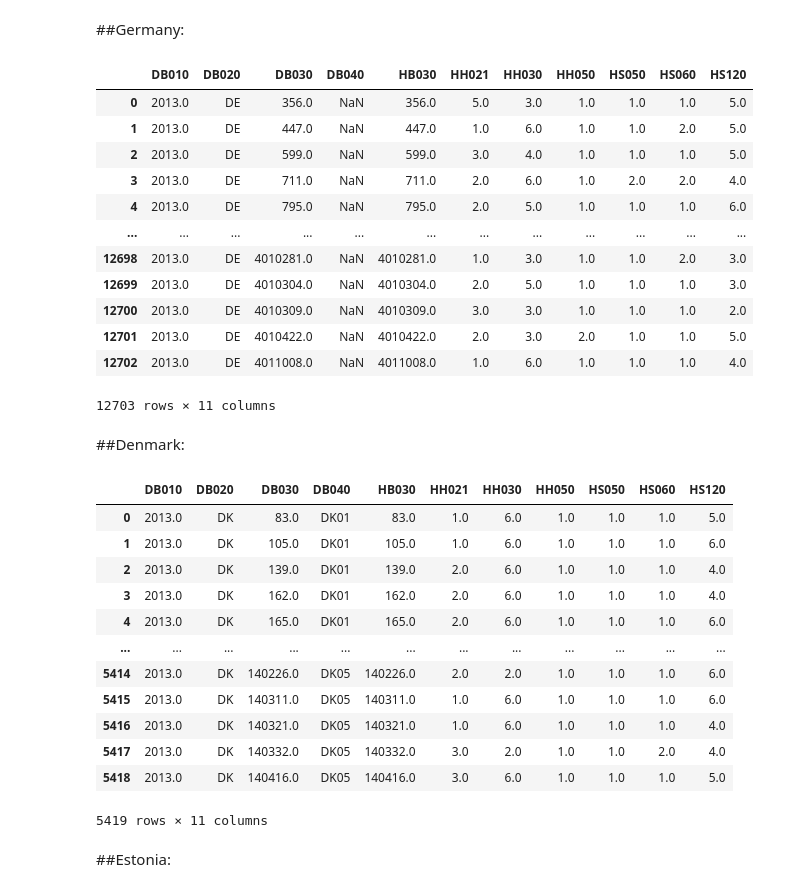
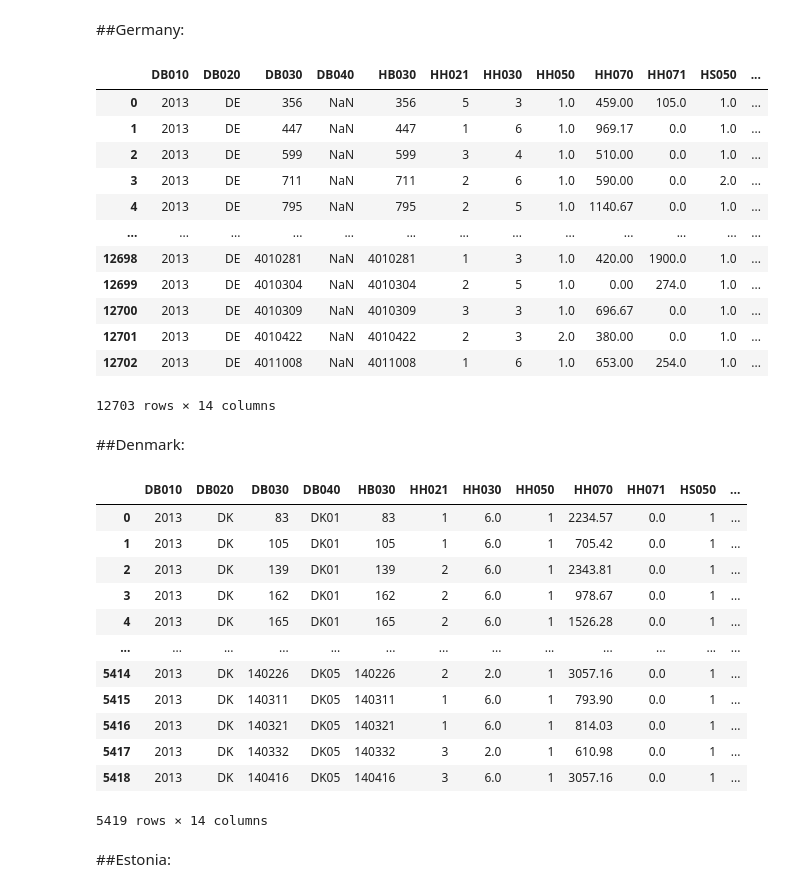
Before and after one commit to AndreiAf02/STAT561_Project, a Jupyter notebook: STAT561_Project.ipynb, the cells around one changed output. Drawn from its saved outputs; the diff is of its cells as text; code cells hidden in the pictures.

```diff
--- a/STAT561_Project.ipynb
+++ b/STAT561_Project.ipynb
@@ -169,42 +319,52 @@ data_CY
 ##Germany:
 # %%
 data_DE = pd.read_csv(path_to_data + "DE_Data.csv", sep=",", header=0)
-data_DE = data_DE[data_DE['DB010'].notnull()]
+data = data_DE
+data = data[data['DB010'].notnull()]
+data['HH070'] = data['HH070'].replace(np.nan, 0)
+data['HH071'] = data['HH071'].replace(np.nan, 0)
+data['HH070+']=data['HH070']+data['HH071']
+data_DE = data
 data_DE
 # %% [output]
-|  | DB010 | DB020 | DB030 | DB040 | HB030 | HH021 | HH030 | HH050 | HS050 | HS060 | HS120 |
-| 0 | 2013.0 | DE | 356.0 | NaN | 356.0 | 5.0 | 3.0 | 1.0 | 1.0 | 1.0 | 5.0 |
-| 1 | 2013.0 | DE | 447.0 | NaN | 447.0 | 1.0 | 6.0 | 1.0 | 1.0 | 2.0 | 5.0 |
-| 2 | 2013.0 | DE | 599.0 | NaN | 599.0 | 3.0 | 4.0 | 1.0 | 1.0 | 1.0 | 5.0 |
-| 3 | 2013.0 | DE | 711.0 | NaN | 711.0 | 2.0 | 6.0 | 1.0 | 2.0 | 2.0 | 4.0 |
-| 4 | 2013.0 | DE | 795.0 | NaN | 795.0 | 2.0 | 5.0 | 1.0 | 1.0 | 1.0 | 6.0 |
-| ... | ... | ... | ... | ... | ... | ... | ... | ... | ... | ... | ... |
-| 12698 | 2013.0 | DE | 4010281.0 | NaN | 4010281.0 | 1.0 | 3.0 | 1.0 | 1.0 | 2.0 | 3.0 |
-| 12699 | 2013.0 | DE | 4010304.0 | NaN | 4010304.0 | 2.0 | 5.0 | 1.0 | 1.0 | 1.0 | 3.0 |
-| 12700 | 2013.0 | DE | 4010309.0 | NaN | 4010309.0 | 3.0 | 3.0 | 1.0 | 1.0 | 1.0 | 2.0 |
-| 12701 | 2013.0 | DE | 4010422.0 | NaN | 4010422.0 | 2.0 | 3.0 | 2.0 | 1.0 | 1.0 | 5.0 |
-| 12702 | 2013.0 | DE | 4011008.0 | NaN | 4011008.0 | 1.0 | 6.0 | 1.0 | 1.0 | 1.0 | 4.0 |
+|  | DB010 | DB020 | DB030 | DB040 | HB030 | HH021 | HH030 | HH050 | HH070 | HH071 | HS050 | ... |
+| 0 | 2013 | DE | 356 | NaN | 356 | 5 | 3 | 1.0 | 459.00 | 105.0 | 1.0 | ... |
+| 1 | 2013 | DE | 447 | NaN | 447 | 1 | 6 | 1.0 | 969.17 | 0.0 | 1.0 | ... |
+| 2 | 2013 | DE | 599 | NaN | 599 | 3 | 4 | 1.0 | 510.00 | 0.0 | 1.0 | ... |
+| 3 | 2013 | DE | 711 | NaN | 711 | 2 | 6 | 1.0 | 590.00 | 0.0 | 2.0 | ... |
+| 4 | 2013 | DE | 795 | NaN | 795 | 2 | 5 | 1.0 | 1140.67 | 0.0 | 1.0 | ... |
+| ... | ... | ... | ... | ... | ... | ... | ... | ... | ... | ... | ... | ... |
+| 12698 | 2013 | DE | 4010281 | NaN | 4010281 | 1 | 3 | 1.0 | 420.00 | 1900.0 | 1.0 | ... |
+| 12699 | 2013 | DE | 4010304 | NaN | 4010304 | 2 | 5 | 1.0 | 0.00 | 274.0 | 1.0 | ... |
+| 12700 | 2013 | DE | 4010309 | NaN | 4010309 | 3 | 3 | 1.0 | 696.67 | 0.0 | 1.0 | ... |
+| 12701 | 2013 | DE | 4010422 | NaN | 4010422 | 2 | 3 | 2.0 | 380.00 | 0.0 | 1.0 | ... |
+| 12702 | 2013 | DE | 4011008 | NaN | 4011008 | 1 | 6 | 1.0 | 653.00 | 254.0 | 1.0 | ... |
-12703 rows × 11 columns
+12703 rows × 14 columns
 # %% [markdown]
 ##Denmark:
 # %%
 data_DK = pd.read_csv(path_to_data + "DK_Data.csv", sep=",", header=0)
-data_DK = data_DK[data_DK['DB010'].notnull()]
+data = data_DK
+data = data[data['DB010'].notnull()]
+data['HH070'] = data['HH070'].replace(np.nan, 0)
+data['HH071'] = data['HH071'].replace(np.nan, 0)
+data['HH070+']=data['HH070']+data['HH071']
+data_DK = data
 data_DK
 # %% [output]
-|  | DB010 | DB020 | DB030 | DB040 | HB030 | HH021 | HH030 | HH050 | HS050 | HS060 | HS120 |
-| 0 | 2013.0 | DK | 83.0 | DK01 | 83.0 | 1.0 | 6.0 | 1.0 | 1.0 | 1.0 | 5.0 |
-| 1 | 2013.0 | DK | 105.0 | DK01 | 105.0 | 1.0 | 6.0 | 1.0 | 1.0 | 1.0 | 6.0 |
-| 2 | 2013.0 | DK | 139.0 | DK01 | 139.0 | 2.0 | 6.0 | 1.0 | 1.0 | 1.0 | 4.0 |
-| 3 | 2013.0 | DK | 162.0 | DK01 | 162.0 | 2.0 | 6.0 | 1.0 | 1.0 | 1.0 | 4.0 |
-| 4 | 2013.0 | DK | 165.0 | DK01 | 165.0 | 2.0 | 6.0 | 1.0 | 1.0 | 1.0 | 6.0 |
-| ... | ... | ... | ... | ... | ... | ... | ... | ... | ... | ... | ... |
-| 5414 | 2013.0 | DK | 140226.0 | DK05 | 140226.0 | 2.0 | 2.0 | 1.0 | 1.0 | 1.0 | 6.0 |
-| 5415 | 2013.0 | DK | 140311.0 | DK05 | 140311.0 | 1.0 | 6.0 | 1.0 | 1.0 | 1.0 | 6.0 |
-| 5416 | 2013.0 | DK | 140321.0 | DK05 | 140321.0 | 1.0 | 6.0 | 1.0 | 1.0 | 1.0 | 4.0 |
-| 5417 | 2013.0 | DK | 140332.0 | DK05 | 140332.0 | 3.0 | 2.0 | 1.0 | 1.0 | 2.0 | 4.0 |
-| 5418 | 2013.0 | DK | 140416.0 | DK05 | 140416.0 | 3.0 | 6.0 | 1.0 | 1.0 | 1.0 | 5.0 |
+|  | DB010 | DB020 | DB030 | DB040 | HB030 | HH021 | HH030 | HH050 | HH070 | HH071 | HS050 | ... |
+| 0 | 2013 | DK | 83 | DK01 | 83 | 1 | 6.0 | 1 | 2234.57 | 0.0 | 1 | ... |
+| 1 | 2013 | DK | 105 | DK01 | 105 | 1 | 6.0 | 1 | 705.42 | 0.0 | 1 | ... |
+| 2 | 2013 | DK | 139 | DK01 | 139 | 2 | 6.0 | 1 | 2343.81 | 0.0 | 1 | ... |
+| 3 | 2013 | DK | 162 | DK01 | 162 | 2 | 6.0 | 1 | 978.67 | 0.0 | 1 | ... |
+| 4 | 2013 | DK | 165 | DK01 | 165 | 2 | 6.0 | 1 | 1526.28 | 0.0 | 1 | ... |
+| ... | ... | ... | ... | ... | ... | ... | ... | ... | ... | ... | ... | ... |
+| 5414 | 2013 | DK | 140226 | DK05 | 140226 | 2 | 2.0 | 1 | 3057.16 | 0.0 | 1 | ... |
+| 5415 | 2013 | DK | 140311 | DK05 | 140311 | 1 | 6.0 | 1 | 793.90 | 0.0 | 1 | ... |
+| 5416 | 2013 | DK | 140321 | DK05 | 140321 | 1 | 6.0 | 1 | 814.03 | 0.0 | 1 | ... |
+| 5417 | 2013 | DK | 140332 | DK05 | 140332 | 3 | 2.0 | 1 | 610.98 | 0.0 | 1 | ... |
+| 5418 | 2013 | DK | 140416 | DK05 | 140416 | 3 | 6.0 | 1 | 3057.16 | 0.0 | 1 | ... |
-5419 rows × 11 columns
+5419 rows × 14 columns
 # %% [markdown]
 ##Estonia:
 # %%
```
Also changed, not shown: parts of 36 cells of this notebook.
